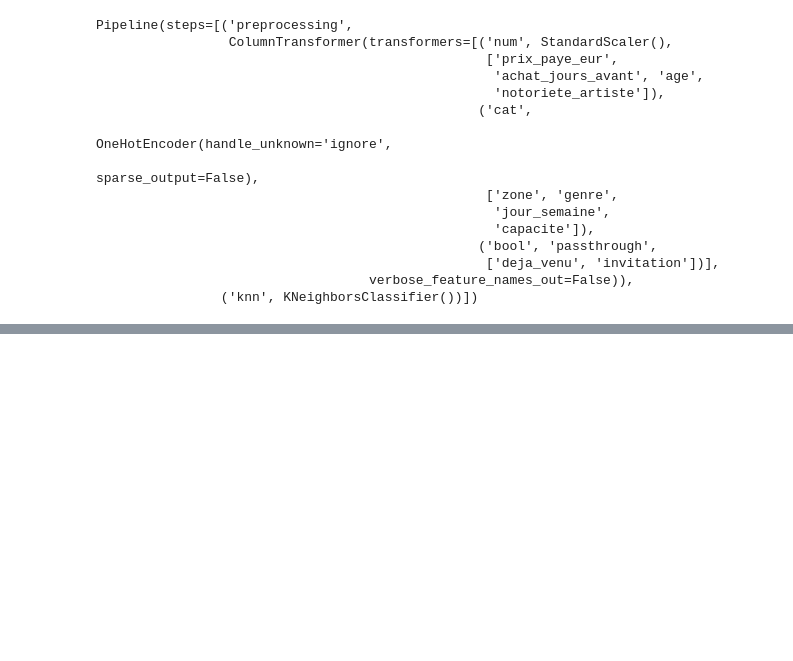
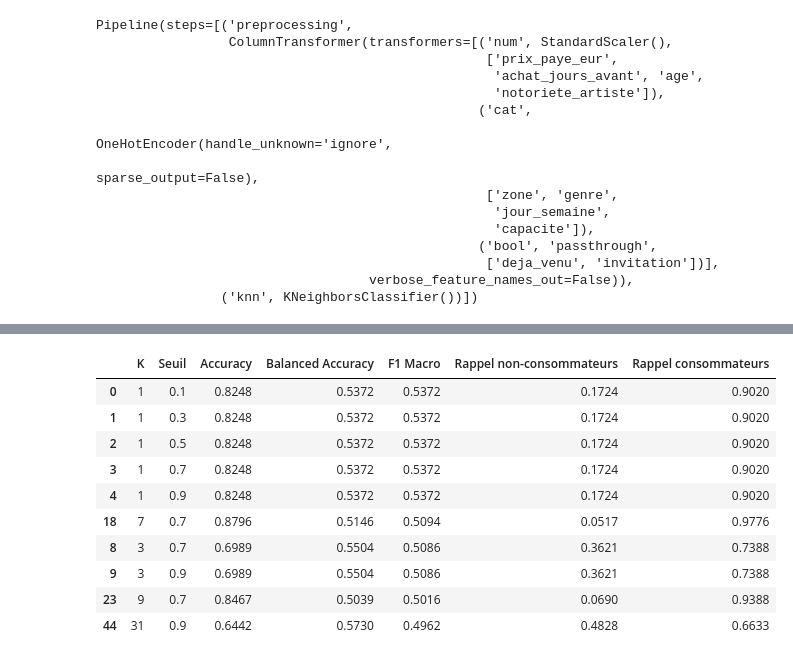
Before and after one commit to Fourkhoub/Projet_DataMining, a Jupyter notebook: notebooks/Question5.ipynb, the cells around one changed output, grey strips where cells are left out. Cells and saved outputs as stored; diff of their text form; code cells hidden in the pictures; blank space fills up the shorter version.

```diff
--- a/notebooks/Question5.ipynb
+++ b/notebooks/Question5.ipynb
@@ -941,0 +1746,78 @@ Pipeline(steps=[('preprocessing',
+# %%
+# Valeurs de K à tester
+valeurs_k = param_grid['knn__n_neighbors']
+
+# Seuils de décision à tester
+seuils = [0.1, 0.3, 0.5, 0.7, 0.9]
+
+# Stockage des résultats
+resultats_k_seuil = []
+
+# Évaluation des différentes valeurs de K
+for k in valeurs_k:
+
+    # Création d'une copie du modèle
+    modele = clone(knn_optimise)
+
+    # Modification des hyperparamètres
+    modele.set_params(
+        knn__n_neighbors=k,
+        knn__p=1,
+        knn__weights='uniform'
+    )
+
+    # Probabilités obtenues par validation croisée
+    proba_cv = cross_val_predict(
+        modele,
+        X_train,
+        y_train,
+        cv=cv,
+        method='predict_proba'
+    )[:, 1]
+
+    # Évaluation des différents seuils
+    for seuil in seuils:
+
+        y_pred = (proba_cv >= seuil).astype(int)
+
+        resultats_k_seuil.append({
+            'K': k,
+            'Seuil': seuil,
+            'Accuracy': (y_train == y_pred).mean(),
+            'Balanced Accuracy': balanced_accuracy_score(
+                y_train, y_pred
+            ),
+            'F1 Macro': f1_score(
+                y_train, y_pred, average='macro'
+            ),
+            'Rappel non-consommateurs': recall_score(
+                y_train, y_pred, pos_label=0
+            ),
+            'Rappel consommateurs': recall_score(
+                y_train, y_pred, pos_label=1
+            )
+        })
+
+# Conversion en DataFrame
+resultats_k_seuil = pd.DataFrame(resultats_k_seuil)
+
+# Classement selon le F1-score Macro
+resultats_k_seuil = resultats_k_seuil.sort_values(
+    'F1 Macro',
+    ascending=False
+)
+
+# Affichage des 10 meilleures configurations
+display(resultats_k_seuil.head(10).round(4))
+# %% [output]
+|  | K | Seuil | Accuracy | Balanced Accuracy | F1 Macro | Rappel non-consommateurs | Rappel consommateurs |
+| 0 | 1 | 0.1 | 0.8248 | 0.5372 | 0.5372 | 0.1724 | 0.9020 |
+| 1 | 1 | 0.3 | 0.8248 | 0.5372 | 0.5372 | 0.1724 | 0.9020 |
+| 2 | 1 | 0.5 | 0.8248 | 0.5372 | 0.5372 | 0.1724 | 0.9020 |
+| 3 | 1 | 0.7 | 0.8248 | 0.5372 | 0.5372 | 0.1724 | 0.9020 |
+| 4 | 1 | 0.9 | 0.8248 | 0.5372 | 0.5372 | 0.1724 | 0.9020 |
+| 18 | 7 | 0.7 | 0.8796 | 0.5146 | 0.5094 | 0.0517 | 0.9776 |
+| 8 | 3 | 0.7 | 0.6989 | 0.5504 | 0.5086 | 0.3621 | 0.7388 |
+| 9 | 3 | 0.9 | 0.6989 | 0.5504 | 0.5086 | 0.3621 | 0.7388 |
+| 23 | 9 | 0.7 | 0.8467 | 0.5039 | 0.5016 | 0.0690 | 0.9388 |
+| 44 | 31 | 0.9 | 0.6442 | 0.5730 | 0.4962 | 0.4828 | 0.6633 |
```
Also changed, not shown: parts of 53 cells of this notebook.
